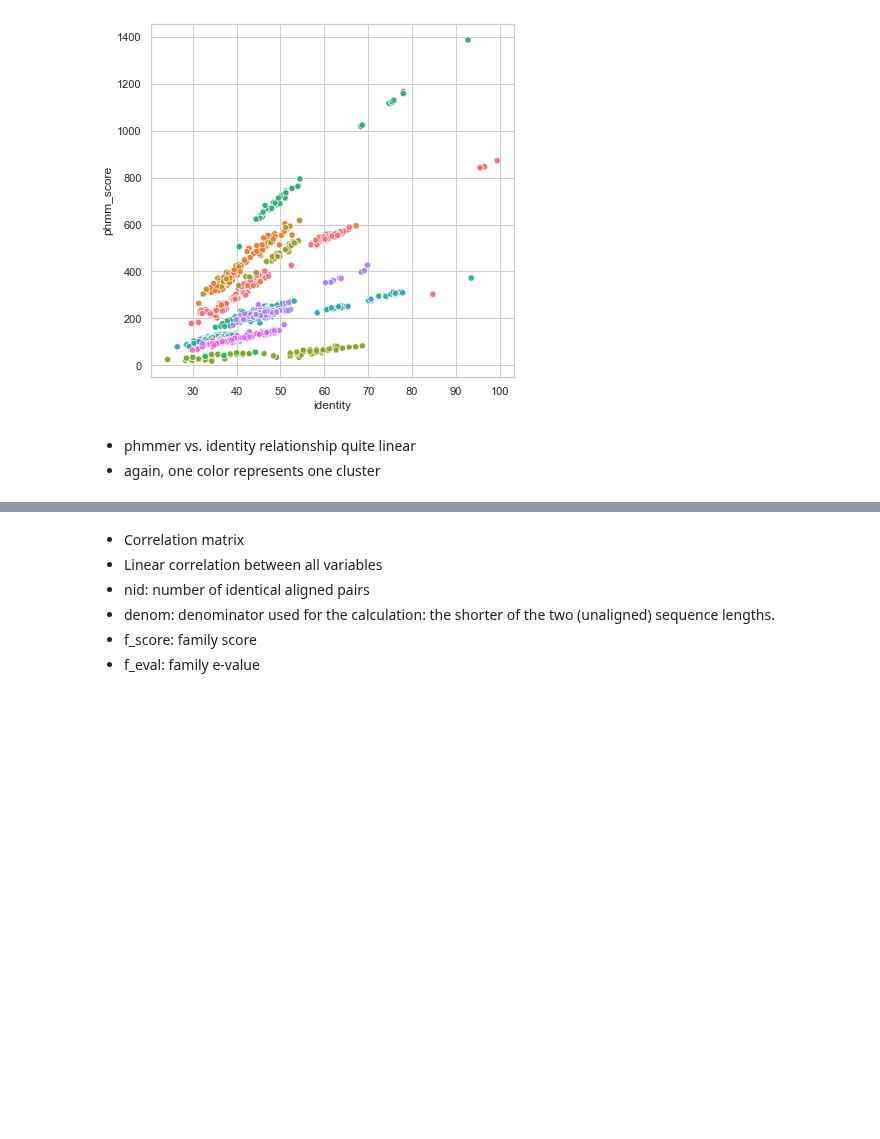
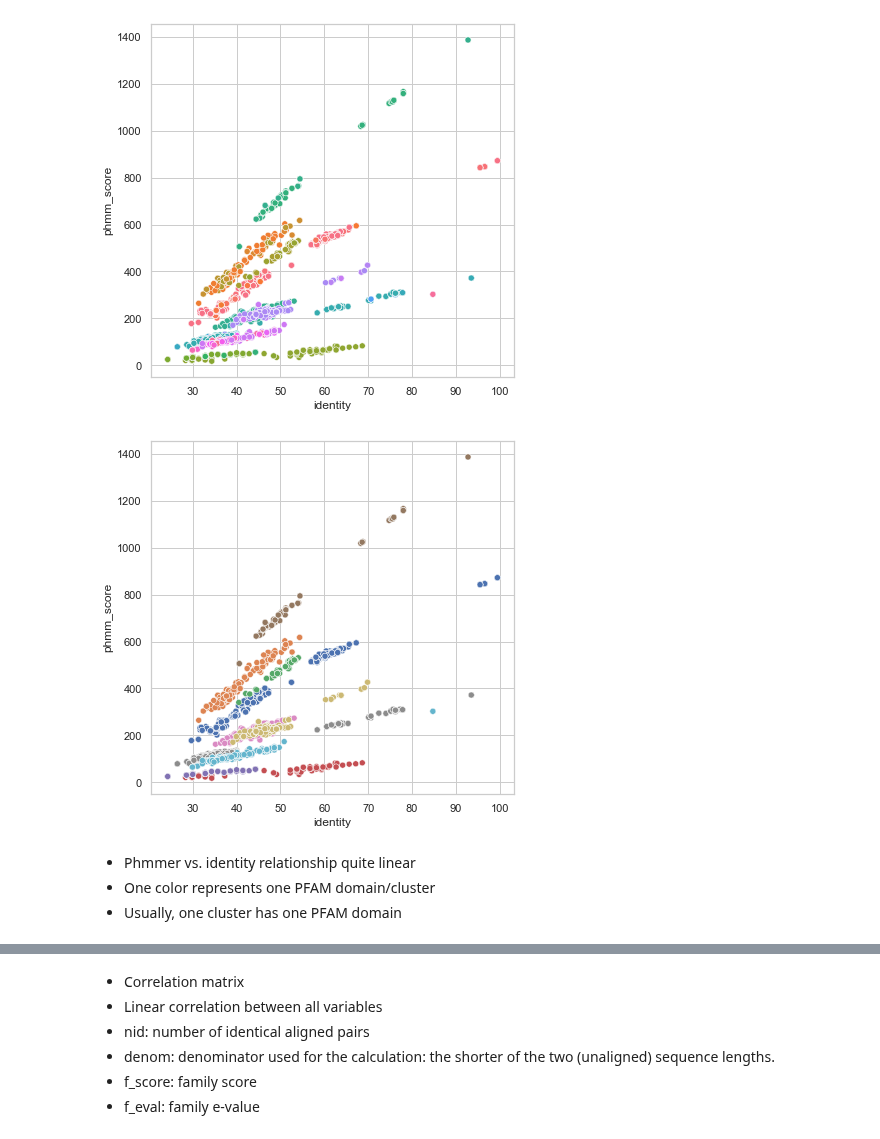
Before and after one commit to algbio/alignment-safety, a Jupyter notebook: pipeline/analysis/data.ipynb, the cells around one changed output, grey strips where cells are left out. Saved outputs shown, nothing was run; the diff lists cells and outputs as text; code cells hidden in the pictures; blank space fills up the shorter version.

Commit message:
2 plots added to compare domains in cluster

```diff
--- a/pipeline/analysis/data.ipynb
+++ b/pipeline/analysis/data.ipynb
@@ -101,10 +101,13 @@ def splot(df, x, y, hue=None, legend=True, ylog=False):
         ax.get_legend().remove()
 # %%
 splot(data, "identity", "phmm_score", hue="family", legend=False)
+splot(data, "identity", "phmm_score", hue="reference", legend=False)
 # %% [output]
 [figure]
+[figure, added]
 # %% [markdown]
-- phmmer vs. identity relationship quite linear
-- again, one color represents one cluster
+- Phmmer vs. identity relationship quite linear
+- One color represents one PFAM domain/cluster
+- Usually, one cluster has one PFAM domain
 # %%
 splot(data, "hmms_score", "phmm_score", hue="family", legend=False)
```
Also changed, not shown: parts of 2 cells of this notebook.
